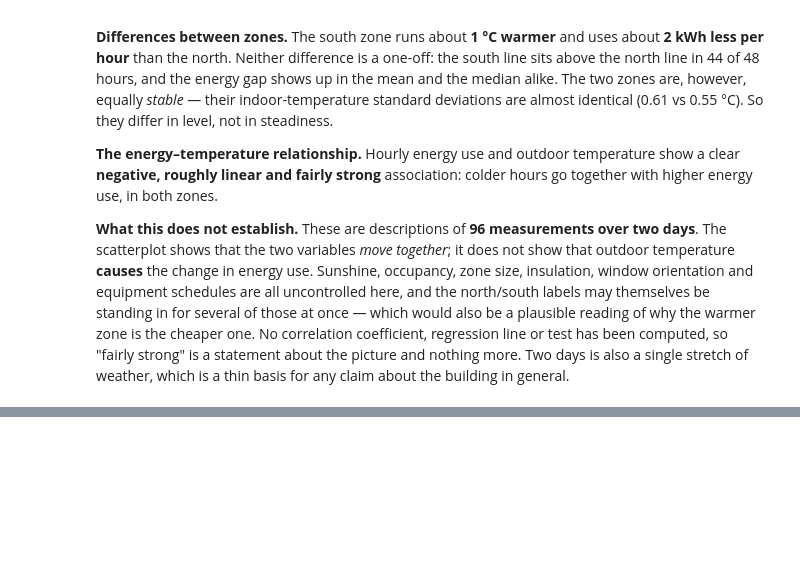
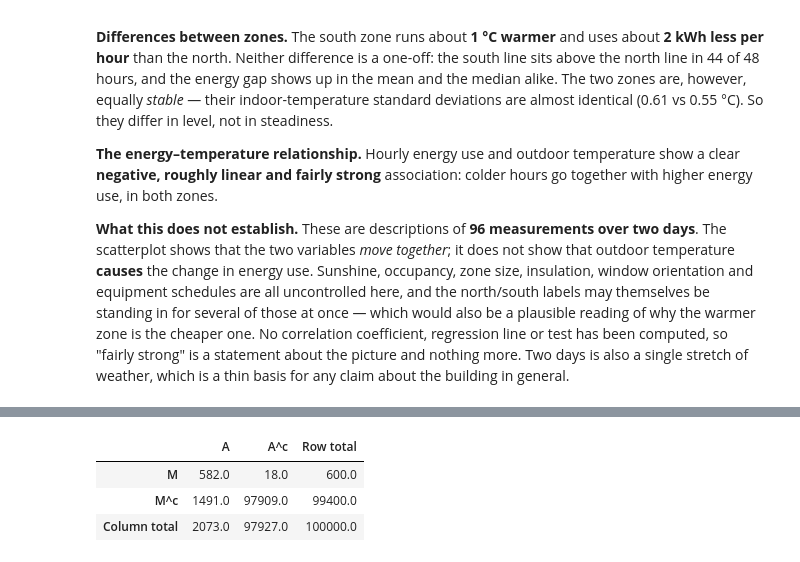
Before and after one commit to Bibekk49/STA1, a Jupyter notebook: assignment1/Assignment1.ipynb, the cells around one changed output, grey strips where cells are left out. Saved outputs shown, nothing was run; the diff lists cells and outputs as text; code cells hidden in the pictures; blank space fills up the shorter version.

```diff
--- a/assignment1/Assignment1.ipynb
+++ b/assignment1/Assignment1.ipynb
@@ -507,0 +559,22 @@ _To be completed._
+# %%
+# Python check: rebuild the natural-frequency table from the given probabilities.
+P_M = 0.006
+P_A_given_M = 0.97
+P_A_given_Mc = 0.015
+N = 100_000
+
+n_M, n_Mc = P_M * N, (1 - P_M) * N
+n_MA, n_MAc = n_M * P_A_given_M, n_M * (1 - P_A_given_M)
+n_McA, n_McAc = n_Mc * P_A_given_Mc, n_Mc * (1 - P_A_given_Mc)
+
+table = pd.DataFrame(
+    [[n_MA, n_MAc, n_M], [n_McA, n_McAc, n_Mc], [n_MA + n_McA, n_MAc + n_McAc, n_M + n_Mc]],
+    index=["M", "M^c", "Column total"],
+    columns=["A", "A^c", "Row total"],
+)
+table
+# %% [output]
+|  | A | A^c | Row total |
+| M | 582.0 | 18.0 | 600.0 |
+| M^c | 1491.0 | 97909.0 | 99400.0 |
+| Column total | 2073.0 | 97927.0 | 100000.0 |
```
Also changed, not shown: parts of 17 cells of this notebook.
